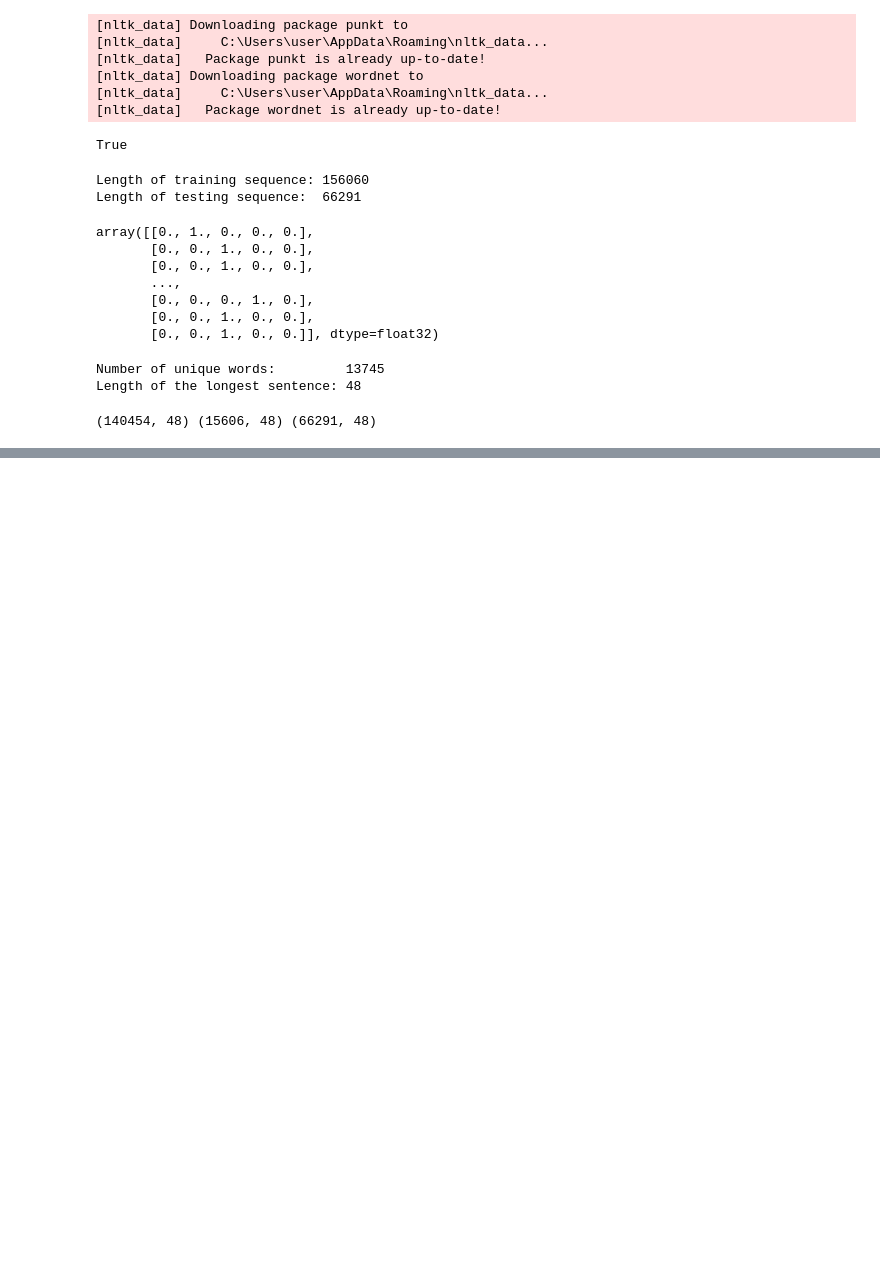
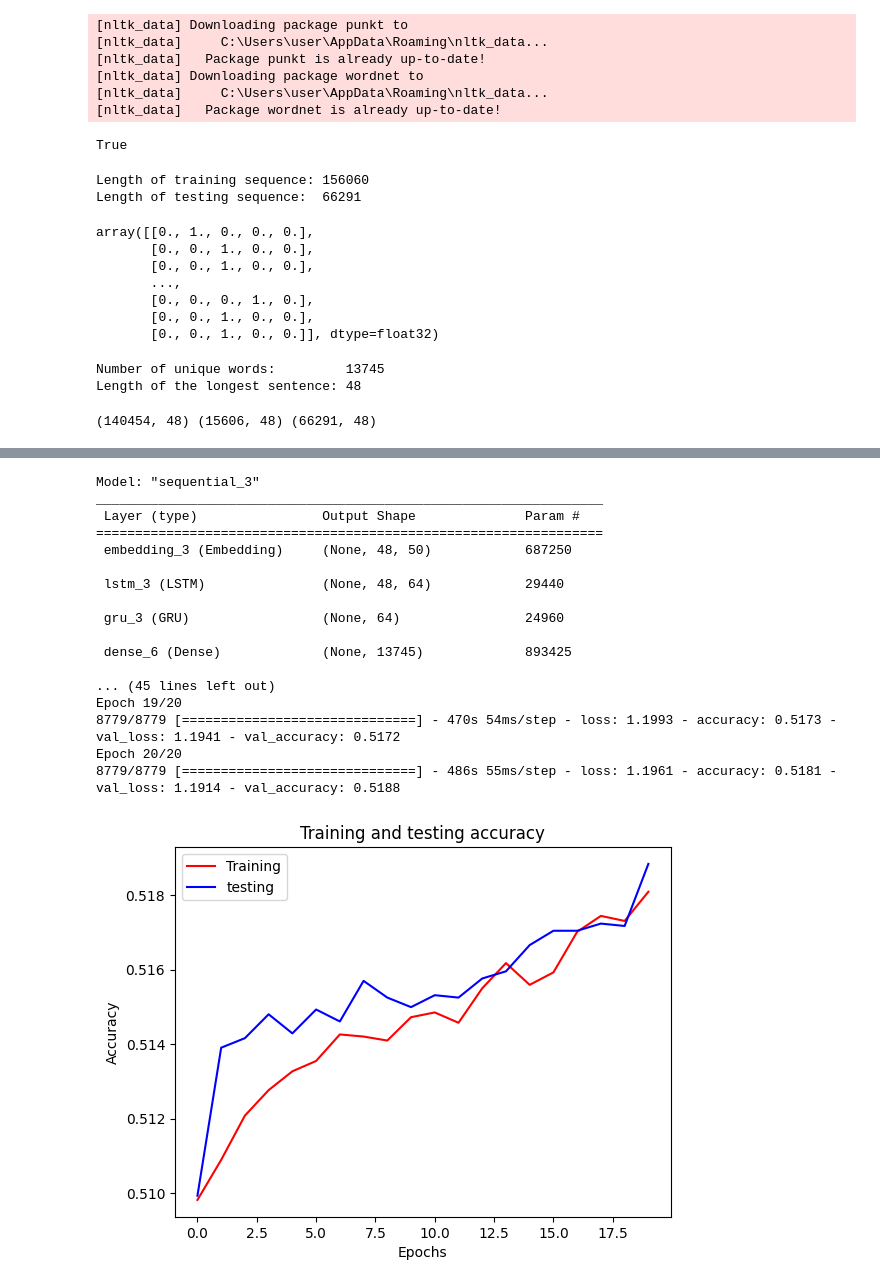
Before and after one commit to F3mte/NLP-projekt, a Jupyter notebook: main.ipynb, the cells around one changed output, grey strips where cells are left out. Saved outputs shown, nothing was run; the diff lists cells and outputs as text; code cells hidden in the pictures; blank space fills up the shorter version.

```diff
--- a/main.ipynb
+++ b/main.ipynb
@@ -324,20 +374,39 @@ plot_accuracies(history)
 # %%
 model_name = 'learning_rate_0dot001'
 model = create_model(architecture='LSTM-GRU',
-                                    optimizer='Adagrad',
-                                    lr=0.001)
+                     optimizer='Adagrad',
+                     lr=0.001)
 # checkpoint callback to save best model during hyper-parameters tuning step
 checkpoint = ModelCheckpoint(f"hyperpara_tuning\\{model_name}.keras", monitor='val_accuracy', save_best_only=True, mode='max')
 # fit model
 history = model.fit(X_train,
                     y_train,
                     validation_data=(X_val, y_val),
-                    epochs=10,
+                    epochs=20,
                     batch_size=16,
                     callbacks=[checkpoint],
                     verbose=1)
 # save history
 with open(f"hyperpara_tuning\\{model_name}_history.pkl", 'wb') as file_pi:
     pickle.dump(history.history, file_pi)
 # display results
 plot_accuracies(history)
+# %% [output]
+Model: "sequential_3"
+_________________________________________________________________
+ Layer (type)                Output Shape              Param #
+=================================================================
+ embedding_3 (Embedding)     (None, 48, 50)            687250
+
+ lstm_3 (LSTM)               (None, 48, 64)            29440
+
+ gru_3 (GRU)                 (None, 64)                24960
+
+ dense_6 (Dense)             (None, 13745)             893425
+
+... (45 lines left out)
+Epoch 19/20
+8779/8779 [==============================] - 470s 54ms/step - loss: 1.1993 - accuracy: 0.5173 - val_loss: 1.1941 - val_accuracy: 0.5172
+Epoch 20/20
+8779/8779 [==============================] - 486s 55ms/step - loss: 1.1961 - accuracy: 0.5181 - val_loss: 1.1914 - val_accuracy: 0.5188
+[figure, added]
```
Also changed, not shown: parts of 20 cells of this notebook, 27 other files.
